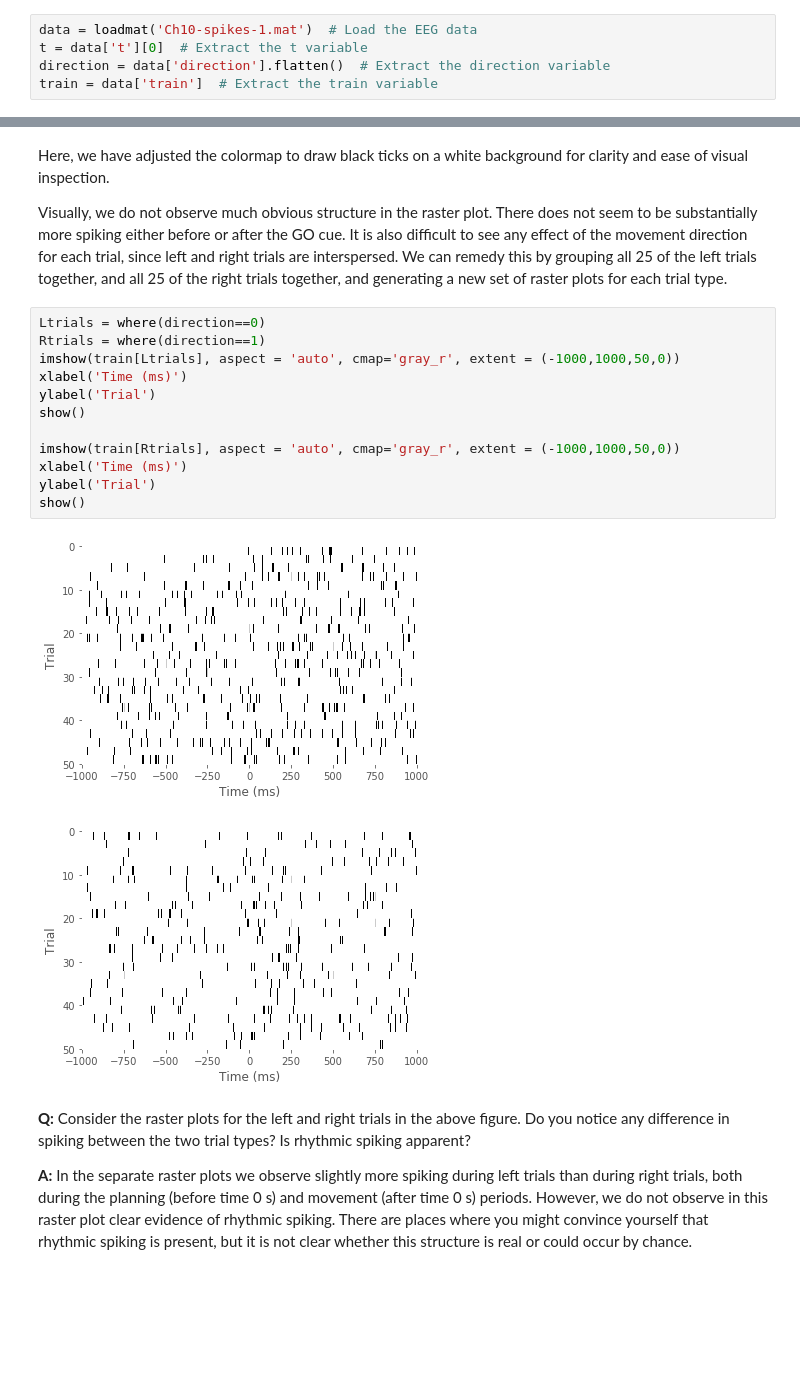
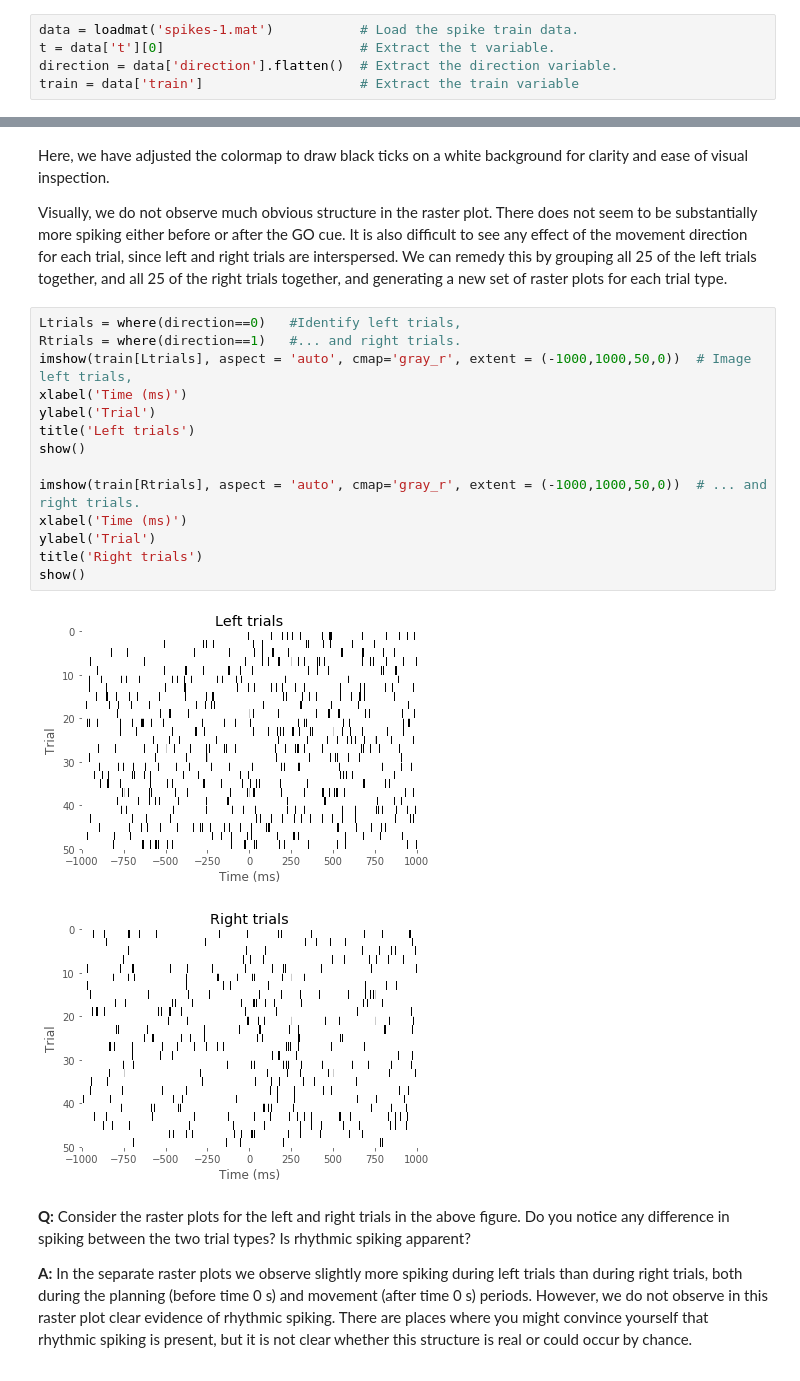
Before and after one commit to Mark-Kramer/Case-Studies-Python, a Jupyter notebook: content/10/spiking-rhythms.ipynb, the cells around one changed output, grey strips where cells are left out. Saved outputs shown, nothing was run; the diff lists cells and outputs as text; blank space fills up the shorter version.

```diff
--- a/content/10/spiking-rhythms.ipynb
+++ b/content/10/spiking-rhythms.ipynb
@@ -74,8 +78,8 @@ To access the data for this chapter, visit `http://github.com/Mark-Kramer/Case-S
 # %%
-data = loadmat('Ch10-spikes-1.mat')  # Load the EEG data
-t = data['t'][0]  # Extract the t variable
-direction = data['direction'].flatten()  # Extract the direction variable
-train = data['train']  # Extract the train variable
+data = loadmat('spikes-1.mat')           # Load the spike train data.
+t = data['t'][0]                         # Extract the t variable.
+direction = data['direction'].flatten()  # Extract the direction variable.
+train = data['train']                    # Extract the train variable
 # %% [markdown]
 We find three variables:
 
@@ -107,20 +110,22 @@ Here, we have adjusted the colormap to draw black ticks on a white background fo
 
 Visually, we do not observe much obvious structure in the raster plot. There does not seem to be substantially more spiking either before or after the GO cue. It is also difficult to see any effect of the movement direction for each trial, since left and right trials are interspersed. We can remedy this by grouping all 25 of the left trials together, and all 25 of the right trials together, and generating a new set of raster plots for each trial type.
 # %%
-Ltrials = where(direction==0)
-Rtrials = where(direction==1)
-imshow(train[Ltrials], aspect = 'auto', cmap='gray_r', extent = (-1000,1000,50,0))
+Ltrials = where(direction==0)   #Identify left trials,
+Rtrials = where(direction==1)   #... and right trials.
+imshow(train[Ltrials], aspect = 'auto', cmap='gray_r', extent = (-1000,1000,50,0))  # Image left trials,
 xlabel('Time (ms)')
 ylabel('Trial')
+title('Left trials')
 show()
 
-imshow(train[Rtrials], aspect = 'auto', cmap='gray_r', extent = (-1000,1000,50,0))
+imshow(train[Rtrials], aspect = 'auto', cmap='gray_r', extent = (-1000,1000,50,0))  # ... and right trials.
 xlabel('Time (ms)')
 ylabel('Trial')
+title('Right trials')
 show()
 # %% [output]
-[figure, old version]
+[figure, new version]
-[figure, old version]
+[figure, new version]
 # %% [markdown]
 <div class="question">
 
```
Also changed, not shown: parts of 61 cells of this notebook, 43 other files.
